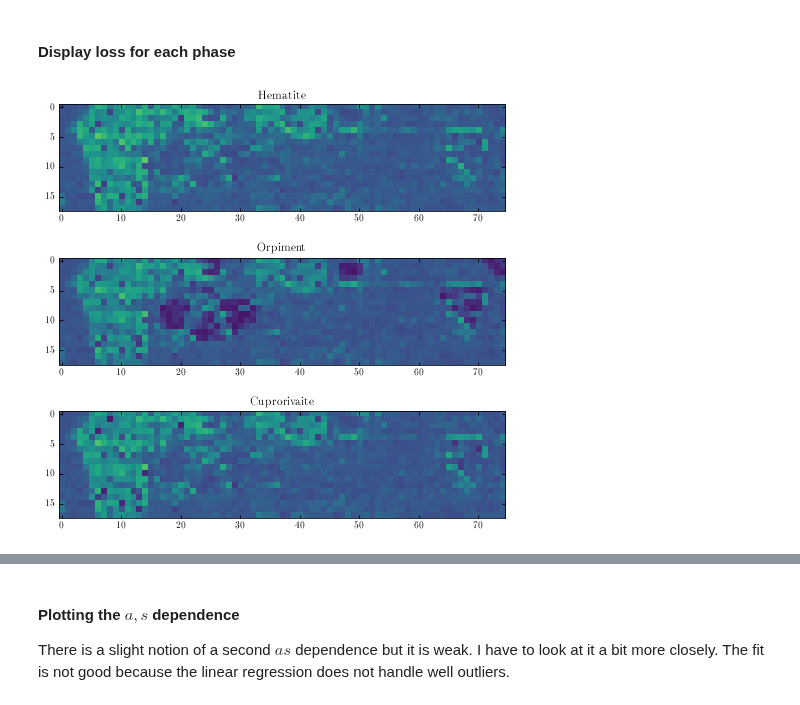
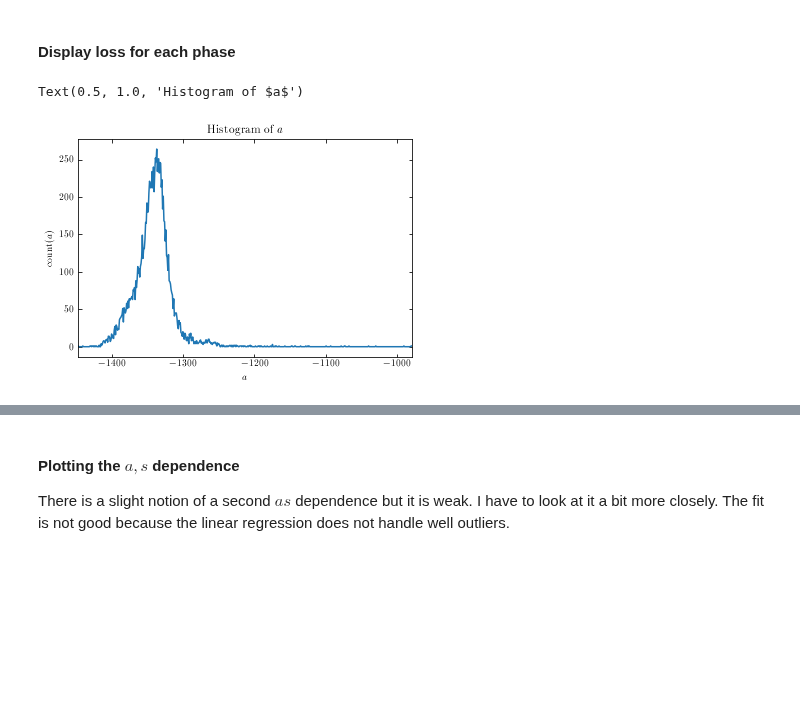
Before and after one commit to zpreisler/XRDXRFutils, a Jupyter notebook: notebooks/a_s_fit.ipynb, the cells around one changed output, grey strips where cells are left out. Saved outputs shown, nothing was run; the diff lists cells and outputs as text; code cells hidden in the pictures; blank space fills up the shorter version.

```diff
--- a/notebooks/a_s_fit.ipynb
+++ b/notebooks/a_s_fit.ipynb
@@ -139,11 +138,13 @@ loss = pm.fit_error()
 opt = pm.opt()
 a = opt[...,0]
 s = opt[...,1]
-# %%
-fig,ax = subplots(3,1,figsize=(8,8))
-
-for i,phase in enumerate(pm.phases):
-    ax[i].set_title(phase.label)
-    ax[i].imshow(loss[:,:,i],vmin=0,vmax=0.4)
-# %% [output]
-[figure, old version]
+# %%
+h,b = histogram(a,bins=512)
+plot(b[:-1],h)
+xlim(b[0],b[-1])
+xlabel('$a$')
+ylabel(r'count($a$)')
+title(r'Histogram of $a$')
+# %% [output]
+Text(0.5, 1.0, 'Histogram of $a$')
+[figure, added]
```
Also changed, not shown: parts of 19 cells of this notebook, 1 other file.
